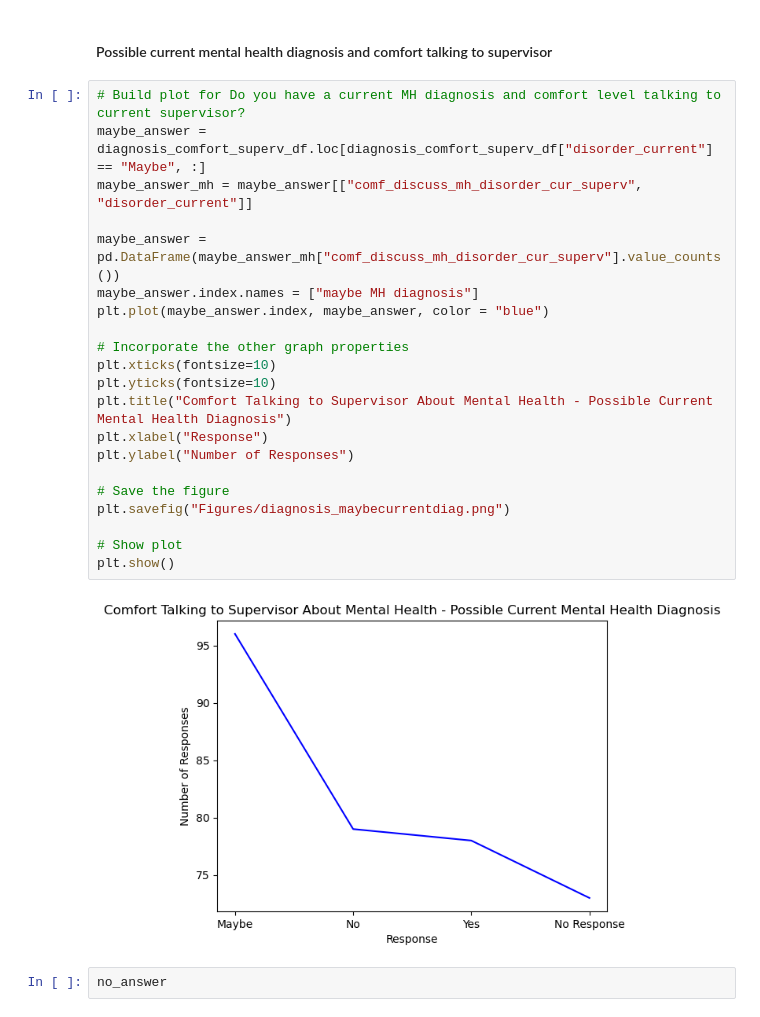
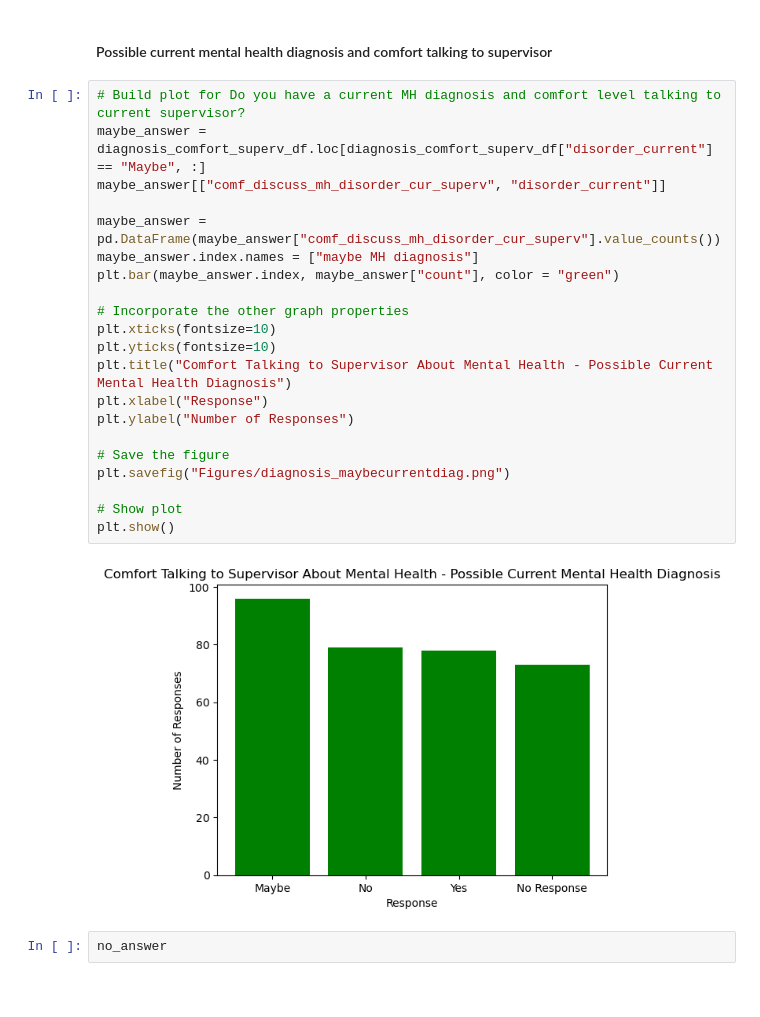
Before and after one commit to SecondHandSushi/Project-1-Mental-Tech, a Jupyter notebook: diagnosis_comfort_superv.ipynb, the cells around one changed output. Saved outputs shown, nothing was run; the diff lists cells and outputs as text.

```diff
--- a/diagnosis_comfort_superv.ipynb
+++ b/diagnosis_comfort_superv.ipynb
@@ -81,26 +82,26 @@ plt.show()
 # %%
 # Build plot for Do you have a current MH diagnosis and comfort level talking to current supervisor?
 maybe_answer = diagnosis_comfort_superv_df.loc[diagnosis_comfort_superv_df["disorder_current"] == "Maybe", :]
-maybe_answer_mh = maybe_answer[["comf_discuss_mh_disorder_cur_superv", "disorder_current"]]
+maybe_answer[["comf_discuss_mh_disorder_cur_superv", "disorder_current"]]
 
-maybe_answer = pd.DataFrame(maybe_answer_mh["comf_discuss_mh_disorder_cur_superv"].value_counts())
+maybe_answer = pd.DataFrame(maybe_answer["comf_discuss_mh_disorder_cur_superv"].value_counts())
 maybe_answer.index.names = ["maybe MH diagnosis"]
-plt.plot(maybe_answer.index, maybe_answer, color = "blue")
+plt.bar(maybe_answer.index, maybe_answer["count"], color = "green")
 
 # Incorporate the other graph properties
 plt.xticks(fontsize=10)
 plt.yticks(fontsize=10)
 plt.title("Comfort Talking to Supervisor About Mental Health - Possible Current Mental Health Diagnosis")
 plt.xlabel("Response")
 plt.ylabel("Number of Responses")
 
 # Save the figure
 plt.savefig("Figures/diagnosis_maybecurrentdiag.png")
 
 # Show plot
 plt.show()
 # %% [output]
-[figure, old version]
+[figure, new version]
 # %%
 no_answer
 # %% [output]
```
Also changed, not shown: parts of 5 cells of this notebook, 20 other files.
